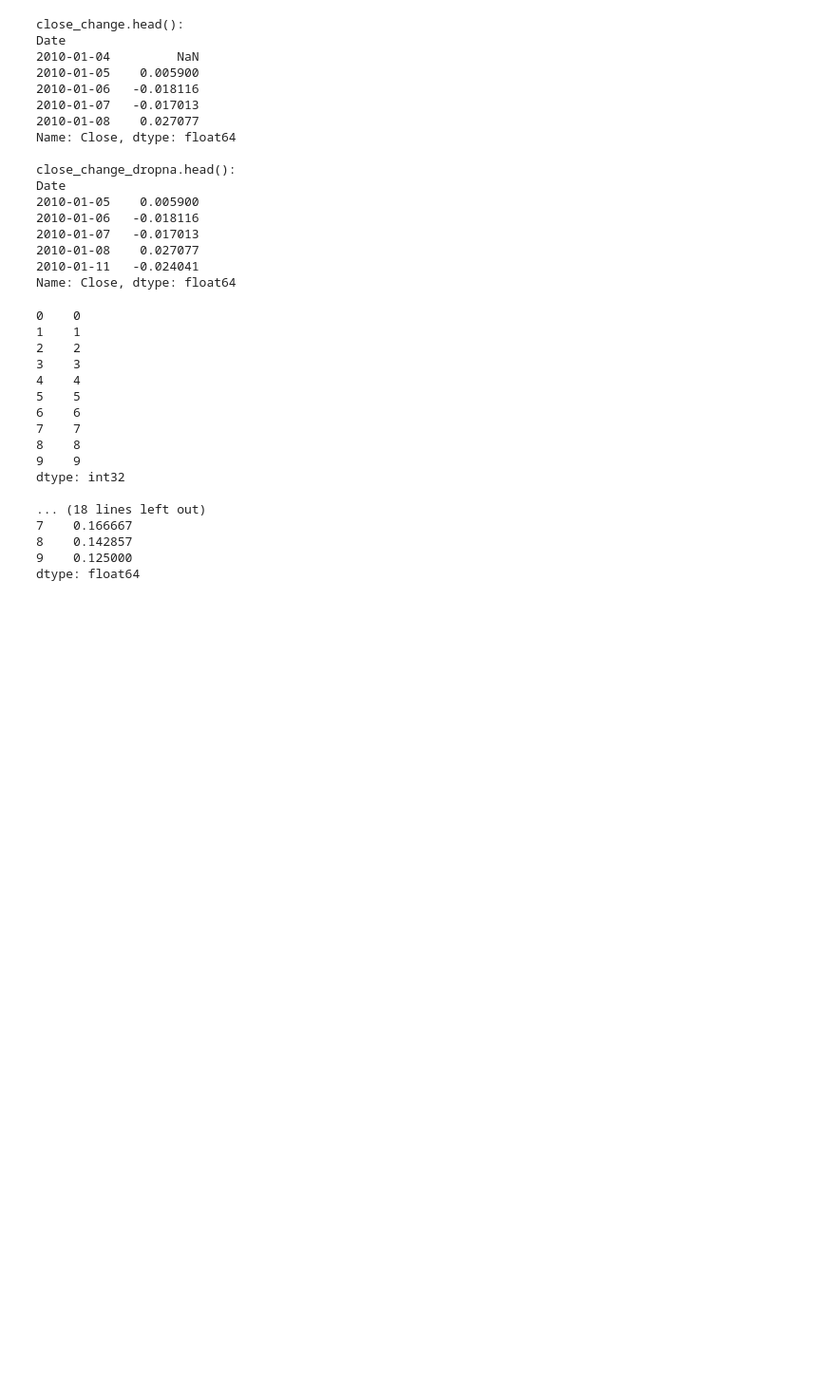
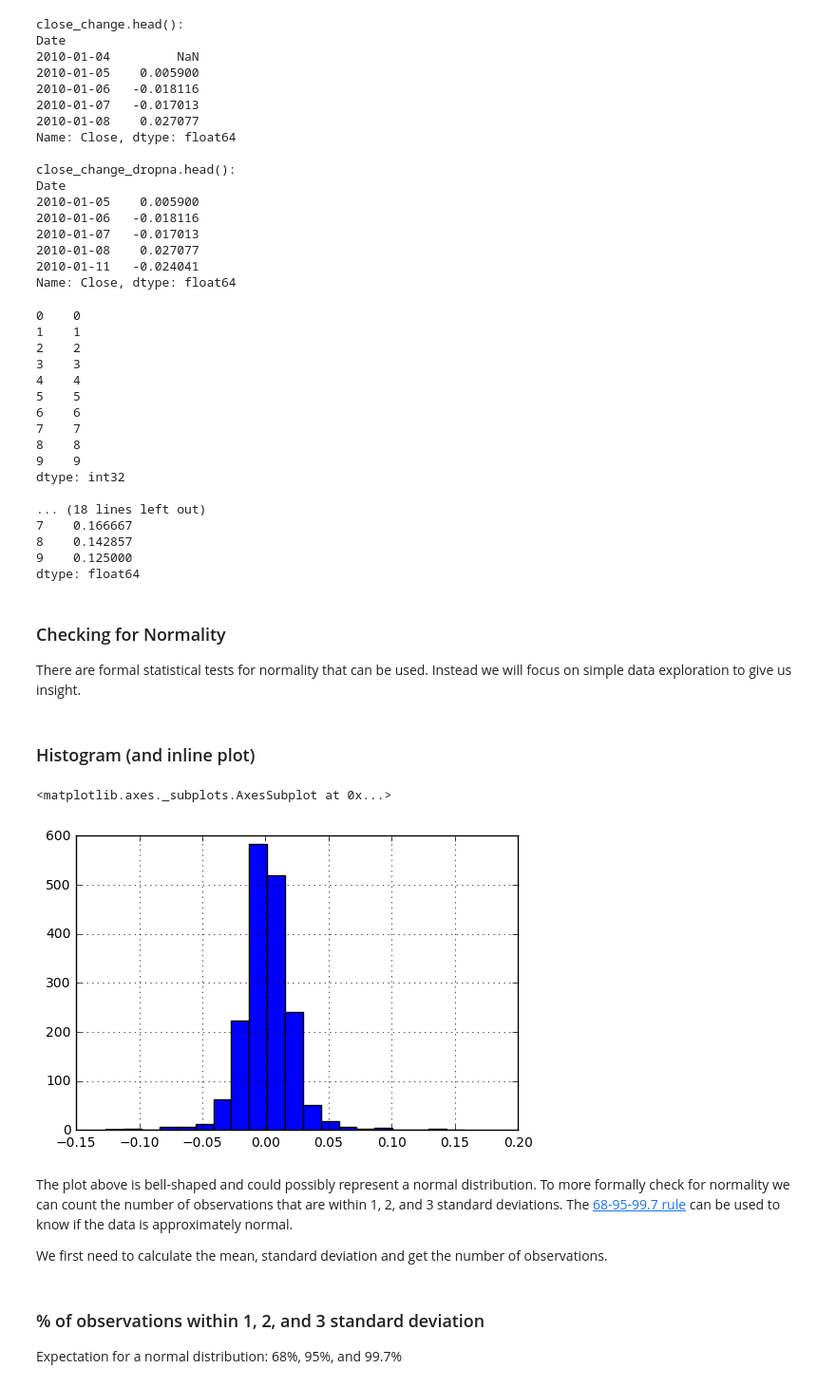
Before and after one commit to AntoineMontaut/Dunder_Data_Python_class, a Jupyter notebook: 2. Series - Boolean Indexing.ipynb, the cells around one changed output. Shown at 95% size. Saved outputs shown, nothing was run; the diff lists cells and outputs as text; code cells hidden in the pictures; blank space fills up the shorter version.

```diff
--- a/2. Series - Boolean Indexing.ipynb
+++ b/2. Series - Boolean Indexing.ipynb
@@ -157,3 +157,8 @@ dtype: int32
 8    0.142857
 9    0.125000
 dtype: float64
+# %% [markdown]
+### Checking for Normality
+There are formal statistical tests for normality that can be used. Instead we will focus on simple data exploration to give us insight.
+# %% [markdown]
+### Histogram (and inline plot)
@@ -159,0 +168,9 @@ dtype: float64
+# %%
+close_change_dropna.hist(bins=20)
+# %% [output]
+<matplotlib.axes._subplots.AxesSubplot at 0x...>
+[figure, added]
+# %% [markdown]
+The plot above is bell-shaped and could possibly represent a normal distribution. To more formally check for normality we can count the number of observations that are within 1, 2, and 3 standard deviations. The [68-95-99.7 rule](https://en.wikipedia.org/wiki/68%E2%80%9395%E2%80%9399.7_rule) can be used to know if the data is approximately normal.
+
+We first need to calculate the mean, standard deviation and get the number of observations.
@@ -159,0 +181,3 @@ dtype: float64
+# %% [markdown]
+### % of observations within 1, 2, and 3 standard deviation
+Expectation for a normal distribution: 68%, 95%, and 99.7%
```
Also changed, not shown: parts of 46 cells of this notebook.
